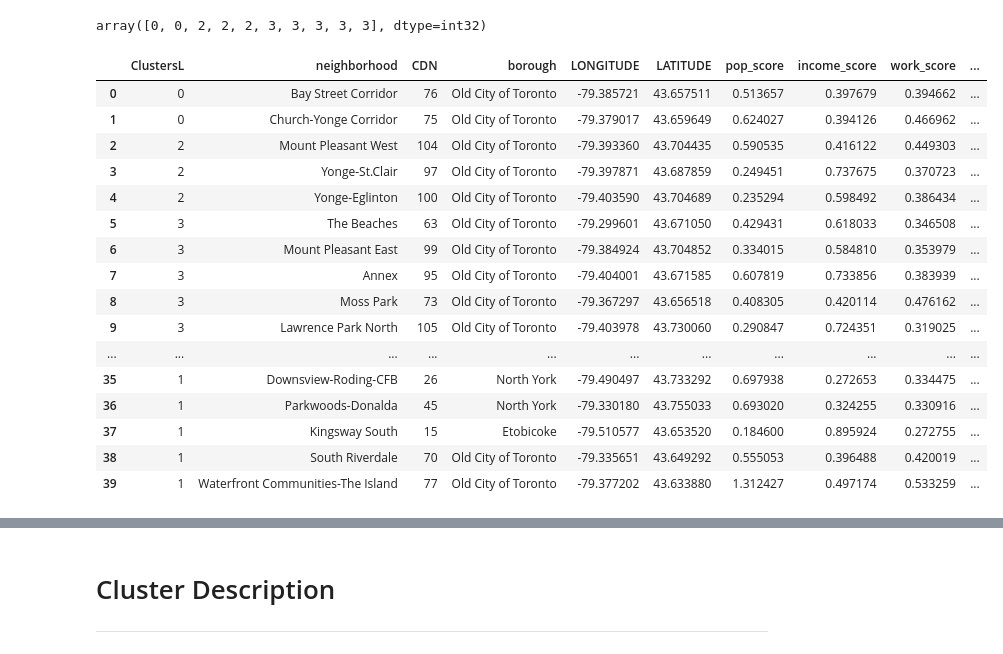
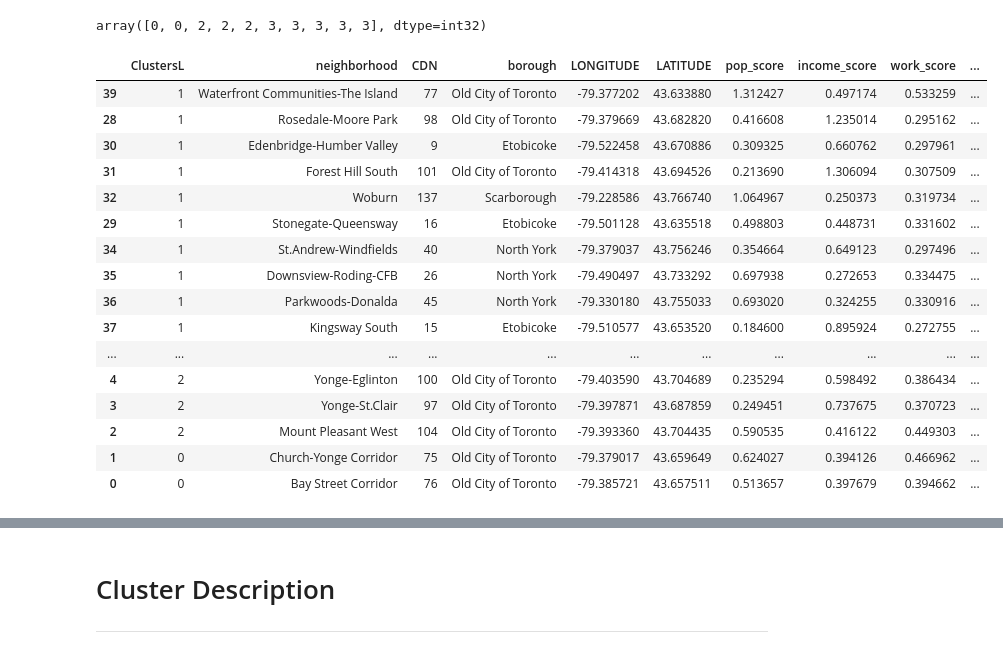
Before and after one commit to erictay49/Final_Capstone_IBM, a Jupyter notebook: Capstone Project - The Battle of Neighborhoods_Wk2.ipynb, the cells around one changed output, grey strips where cells are left out. Drawn from its saved outputs; the diff is of its cells as text; code cells hidden in the pictures.

```diff
--- a/Capstone Project - The Battle of Neighborhoods_Wk2.ipynb
+++ b/Capstone Project - The Battle of Neighborhoods_Wk2.ipynb
@@ -491,26 +491,26 @@ array([0, 0, 2, 2, 2, 3, 3, 3, 3, 3], dtype=int32)
 # %%
 df_Venues.insert(0, 'ClustersL', kmeans.labels_)
 
 df_Coffee_match_final= pd.merge(df_Coffee_match,df_Venues)
-df_Coffee_match_final
+df_Coffee_match_final.sort_values('No. of Coffee Shops')
 # %% [output]
 |  | ClustersL | neighborhood | CDN | borough | LONGITUDE | LATITUDE | pop_score | income_score | work_score | ... |
-| 0 | 0 | Bay Street Corridor | 76 | Old City of Toronto | -79.385721 | 43.657511 | 0.513657 | 0.397679 | 0.394662 | ... |
-| 1 | 0 | Church-Yonge Corridor | 75 | Old City of Toronto | -79.379017 | 43.659649 | 0.624027 | 0.394126 | 0.466962 | ... |
-| 2 | 2 | Mount Pleasant West | 104 | Old City of Toronto | -79.393360 | 43.704435 | 0.590535 | 0.416122 | 0.449303 | ... |
-| 3 | 2 | Yonge-St.Clair | 97 | Old City of Toronto | -79.397871 | 43.687859 | 0.249451 | 0.737675 | 0.370723 | ... |
-| 4 | 2 | Yonge-Eglinton | 100 | Old City of Toronto | -79.403590 | 43.704689 | 0.235294 | 0.598492 | 0.386434 | ... |
-| 5 | 3 | The Beaches | 63 | Old City of Toronto | -79.299601 | 43.671050 | 0.429431 | 0.618033 | 0.346508 | ... |
-| 6 | 3 | Mount Pleasant East | 99 | Old City of Toronto | -79.384924 | 43.704852 | 0.334015 | 0.584810 | 0.353979 | ... |
-| 7 | 3 | Annex | 95 | Old City of Toronto | -79.404001 | 43.671585 | 0.607819 | 0.733856 | 0.383939 | ... |
-| 8 | 3 | Moss Park | 73 | Old City of Toronto | -79.367297 | 43.656518 | 0.408305 | 0.420114 | 0.476162 | ... |
-| 9 | 3 | Lawrence Park North | 105 | Old City of Toronto | -79.403978 | 43.730060 | 0.290847 | 0.724351 | 0.319025 | ... |
-| ... | ... | ... | ... | ... | ... | ... | ... | ... | ... | ... |
+| 39 | 1 | Waterfront Communities-The Island | 77 | Old City of Toronto | -79.377202 | 43.633880 | 1.312427 | 0.497174 | 0.533259 | ... |
+| 28 | 1 | Rosedale-Moore Park | 98 | Old City of Toronto | -79.379669 | 43.682820 | 0.416608 | 1.235014 | 0.295162 | ... |
+| 30 | 1 | Edenbridge-Humber Valley | 9 | Etobicoke | -79.522458 | 43.670886 | 0.309325 | 0.660762 | 0.297961 | ... |
+| 31 | 1 | Forest Hill South | 101 | Old City of Toronto | -79.414318 | 43.694526 | 0.213690 | 1.306094 | 0.307509 | ... |
+| 32 | 1 | Woburn | 137 | Scarborough | -79.228586 | 43.766740 | 1.064967 | 0.250373 | 0.319734 | ... |
+| 29 | 1 | Stonegate-Queensway | 16 | Etobicoke | -79.501128 | 43.635518 | 0.498803 | 0.448731 | 0.331602 | ... |
+| 34 | 1 | St.Andrew-Windfields | 40 | North York | -79.379037 | 43.756246 | 0.354664 | 0.649123 | 0.297496 | ... |
 | 35 | 1 | Downsview-Roding-CFB | 26 | North York | -79.490497 | 43.733292 | 0.697938 | 0.272653 | 0.334475 | ... |
 | 36 | 1 | Parkwoods-Donalda | 45 | North York | -79.330180 | 43.755033 | 0.693020 | 0.324255 | 0.330916 | ... |
 | 37 | 1 | Kingsway South | 15 | Etobicoke | -79.510577 | 43.653520 | 0.184600 | 0.895924 | 0.272755 | ... |
-| 38 | 1 | South Riverdale | 70 | Old City of Toronto | -79.335651 | 43.649292 | 0.555053 | 0.396488 | 0.420019 | ... |
-| 39 | 1 | Waterfront Communities-The Island | 77 | Old City of Toronto | -79.377202 | 43.633880 | 1.312427 | 0.497174 | 0.533259 | ... |
+| ... | ... | ... | ... | ... | ... | ... | ... | ... | ... | ... |
+| 4 | 2 | Yonge-Eglinton | 100 | Old City of Toronto | -79.403590 | 43.704689 | 0.235294 | 0.598492 | 0.386434 | ... |
+| 3 | 2 | Yonge-St.Clair | 97 | Old City of Toronto | -79.397871 | 43.687859 | 0.249451 | 0.737675 | 0.370723 | ... |
+| 2 | 2 | Mount Pleasant West | 104 | Old City of Toronto | -79.393360 | 43.704435 | 0.590535 | 0.416122 | 0.449303 | ... |
+| 1 | 0 | Church-Yonge Corridor | 75 | Old City of Toronto | -79.379017 | 43.659649 | 0.624027 | 0.394126 | 0.466962 | ... |
+| 0 | 0 | Bay Street Corridor | 76 | Old City of Toronto | -79.385721 | 43.657511 | 0.513657 | 0.397679 | 0.394662 | ... |
 # %%
 map_clusters = folium.Map(location=[can_latitude, can_longitude],zoom_start=11)
 
```
